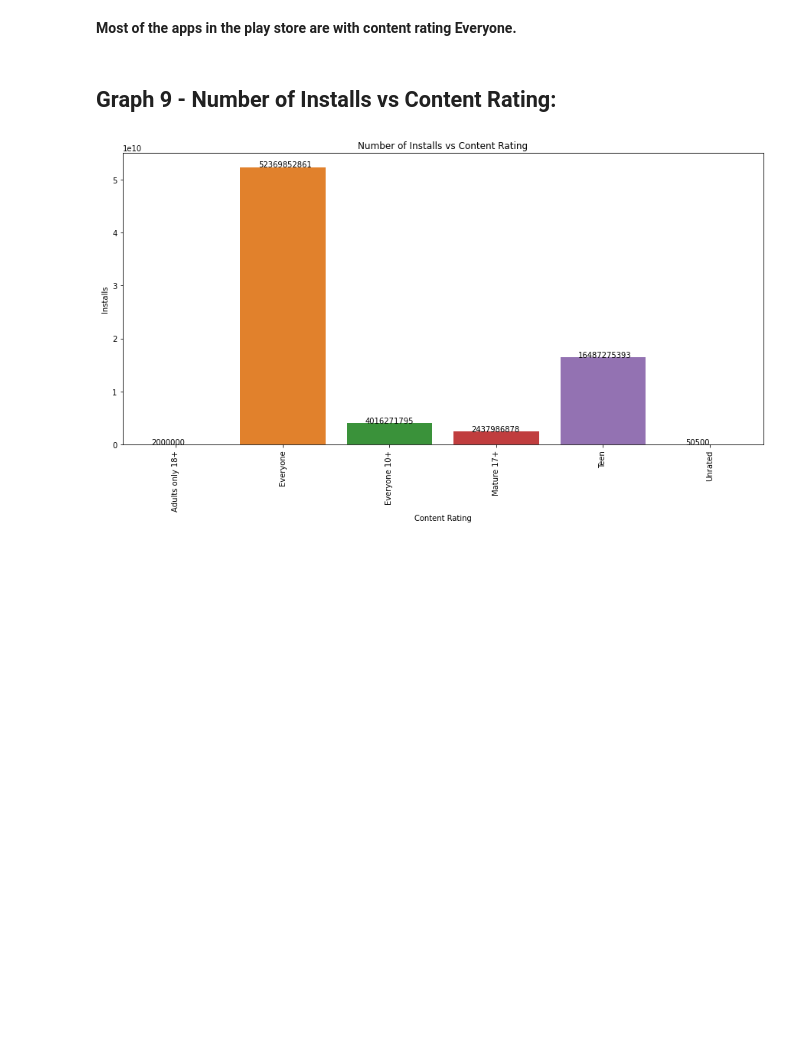
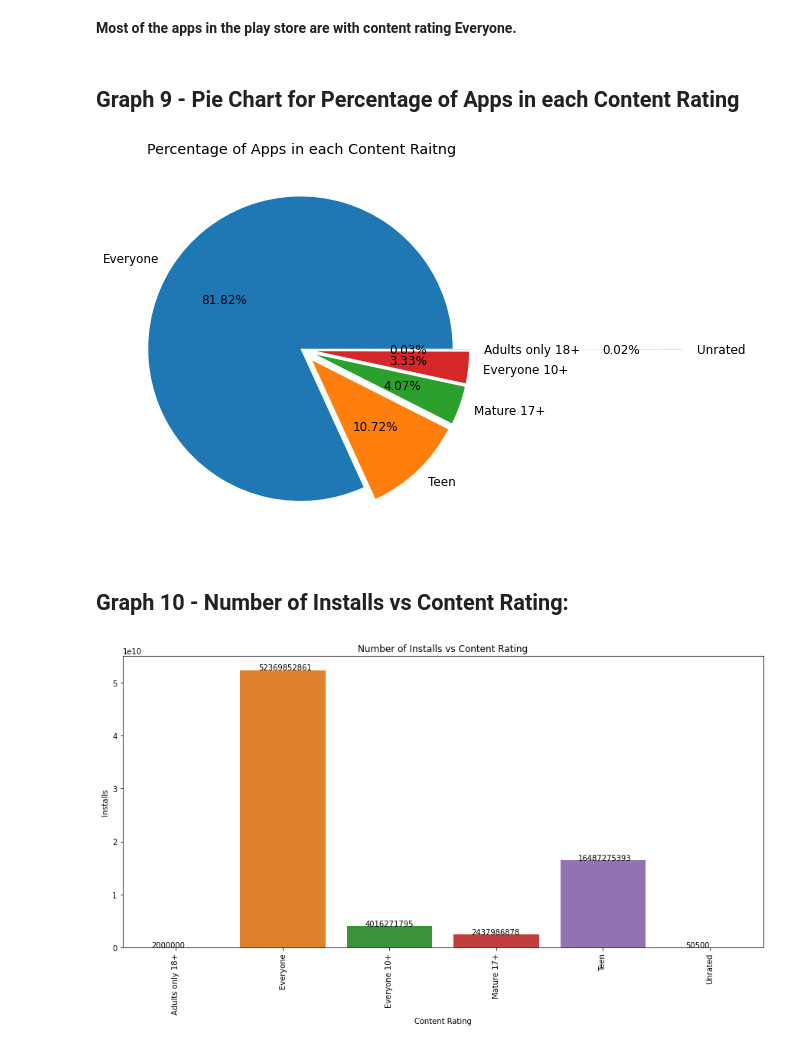
Before and after one commit to Prashant-Shaw/Play-Store-App-Review-Analysis, a Jupyter notebook: Play_Store_App_Review_Analysis_Capstone_Project.ipynb, the cells around one changed output. Cells and saved outputs as stored; diff of their text form; code cells hidden in the pictures; blank space fills up the shorter version.

```diff
--- a/Play_Store_App_Review_Analysis_Capstone_Project.ipynb
+++ b/Play_Store_App_Review_Analysis_Capstone_Project.ipynb
@@ -614,7 +629,20 @@ plt.show()
 [figure]
 # %% [markdown]
 **Most of the apps in the play store are with content rating Everyone.**
+# %% [markdown]
+## **Graph 9 - Pie Chart for Percentage of Apps in each Content Rating**
+# %%
+#Plotting pie chart to show the percentage of apps in each content rating.
+plt.rcParams['font.size'] = 12
+plt.figure(figsize = (7,7))
+exp = (0.01,0.1,0.1,0.1,0.1,1.5)
+ps_df['Content Rating'].value_counts().plot.pie(autopct = '%1.2f%%', explode = exp)
+plt.title('Percentage of Apps in each Content Raitng')
+plt.axis('off')
+plt.show()
+# %% [output]
+[figure, added]
 # %% [markdown]
-## **Graph 9 - Number of Installs vs Content Rating:**
+## **Graph 10 - Number of Installs vs Content Rating:**
 # %%
 #Plotting Number of Installs vs Content Rating.
```
Also changed, not shown: parts of 20 cells of this notebook.
